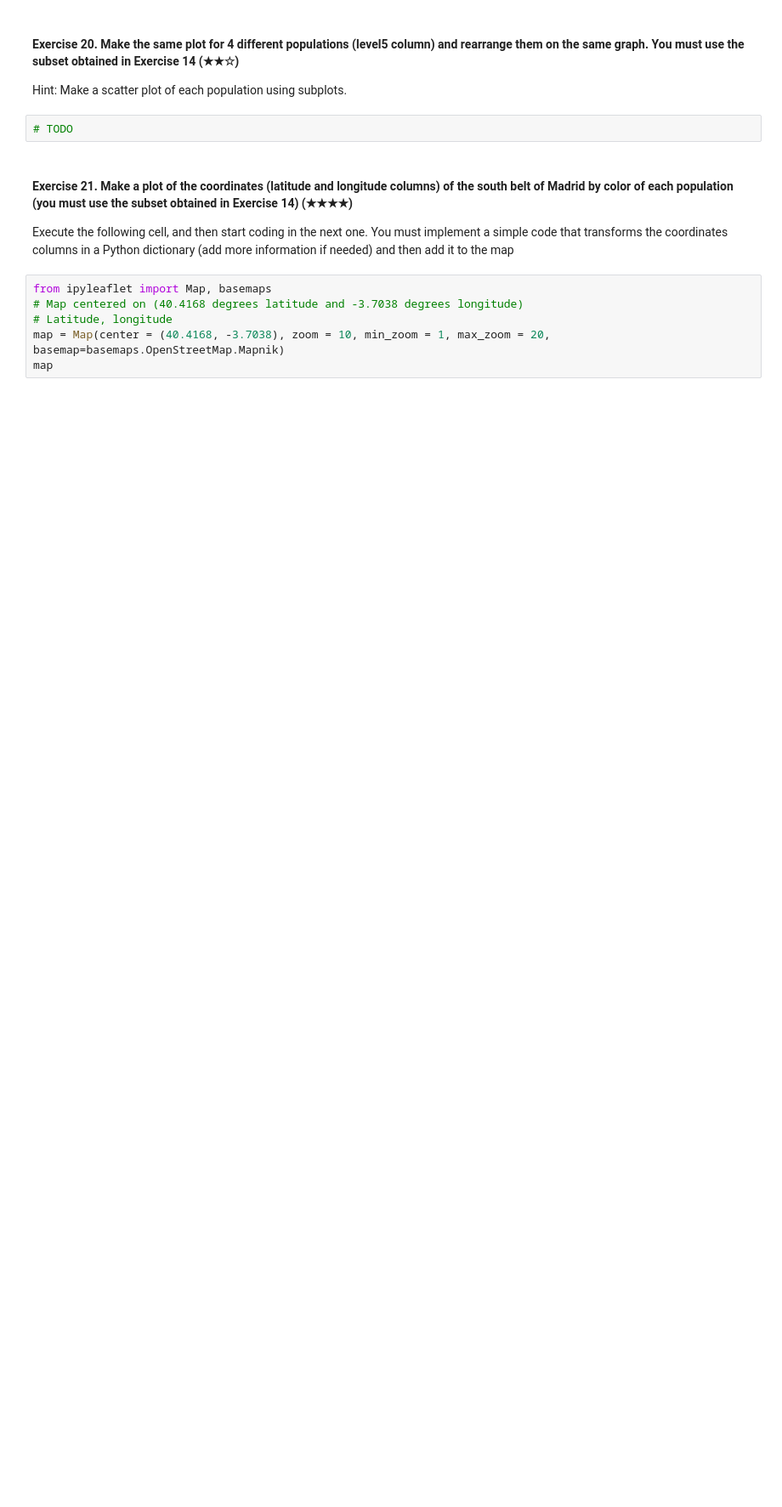
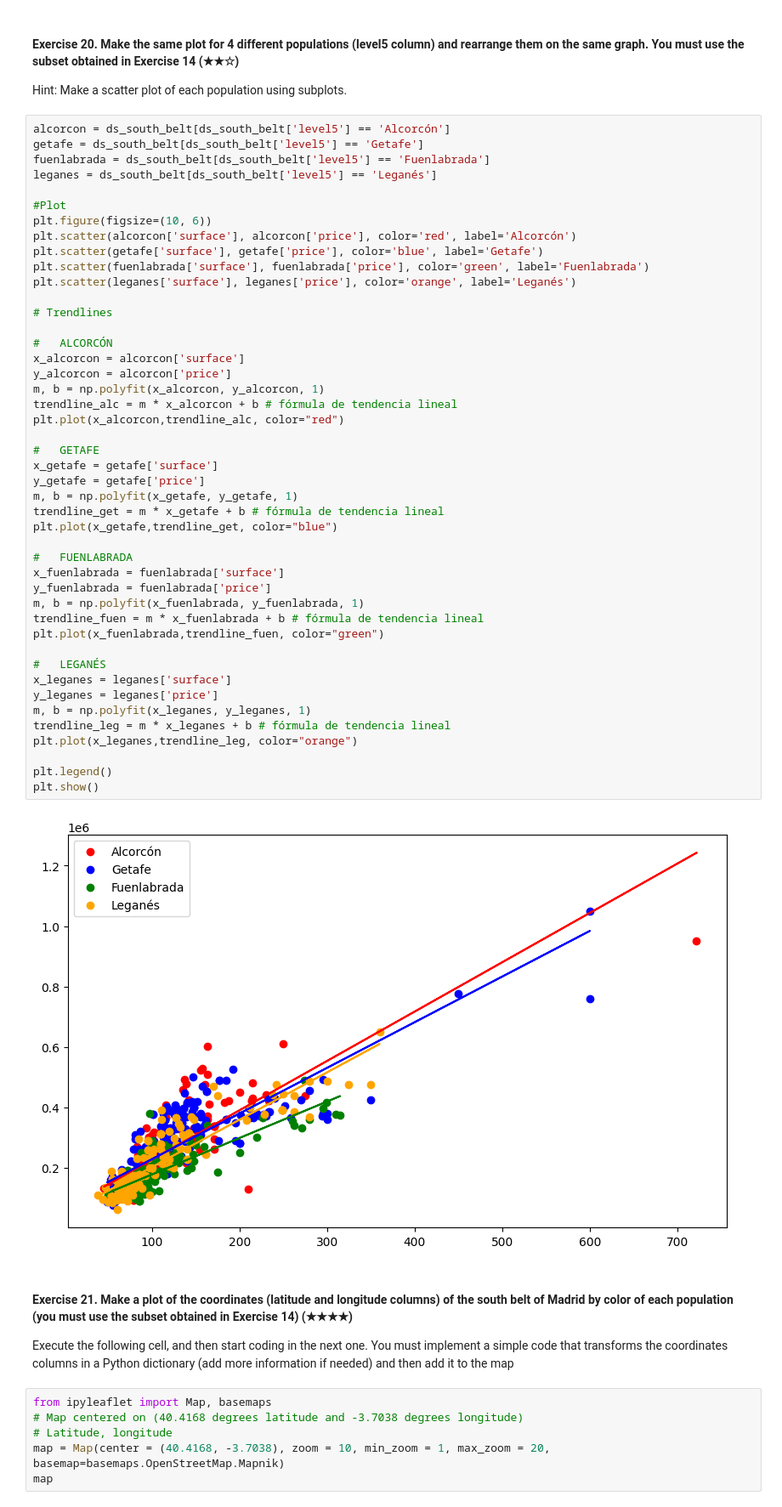
Before and after one commit to 4GeeksAcademy/realestate-datacleanup-exercise-course, a Jupyter notebook: project.ipynb, the cells around one changed output. Shown: that part at 85% size. Drawn from its saved outputs; the diff is of its cells as text; blank space fills up the shorter version.

```diff
--- a/project.ipynb
+++ b/project.ipynb
@@ -507,7 +513,52 @@ El precio en Getafe en media por metro cuadrado es de 2174.59€, por otro lado,
 
 Hint: Make a scatter plot of each population using subplots.
 # %%
-# TODO
+alcorcon = ds_south_belt[ds_south_belt['level5'] == 'Alcorcón']
+getafe = ds_south_belt[ds_south_belt['level5'] == 'Getafe']
+fuenlabrada = ds_south_belt[ds_south_belt['level5'] == 'Fuenlabrada']
+leganes = ds_south_belt[ds_south_belt['level5'] == 'Leganés']
+
+#Plot
+plt.figure(figsize=(10, 6))
+plt.scatter(alcorcon['surface'], alcorcon['price'], color='red', label='Alcorcón')
+plt.scatter(getafe['surface'], getafe['price'], color='blue', label='Getafe')
+plt.scatter(fuenlabrada['surface'], fuenlabrada['price'], color='green', label='Fuenlabrada')
+plt.scatter(leganes['surface'], leganes['price'], color='orange', label='Leganés')
+
+# Trendlines
+
+#   ALCORCÓN
+x_alcorcon = alcorcon['surface']
+y_alcorcon = alcorcon['price']
+m, b = np.polyfit(x_alcorcon, y_alcorcon, 1)
+trendline_alc = m * x_alcorcon + b # fórmula de tendencia lineal
+plt.plot(x_alcorcon,trendline_alc, color="red")
+
+#   GETAFE
+x_getafe = getafe['surface']
+y_getafe = getafe['price']
+m, b = np.polyfit(x_getafe, y_getafe, 1)
+trendline_get = m * x_getafe + b # fórmula de tendencia lineal
+plt.plot(x_getafe,trendline_get, color="blue")
+
+#   FUENLABRADA
+x_fuenlabrada = fuenlabrada['surface']
+y_fuenlabrada = fuenlabrada['price']
+m, b = np.polyfit(x_fuenlabrada, y_fuenlabrada, 1)
+trendline_fuen = m * x_fuenlabrada + b # fórmula de tendencia lineal
+plt.plot(x_fuenlabrada,trendline_fuen, color="green")
+
+#   LEGANÉS
+x_leganes = leganes['surface']
+y_leganes = leganes['price']
+m, b = np.polyfit(x_leganes, y_leganes, 1)
+trendline_leg = m * x_leganes + b # fórmula de tendencia lineal
+plt.plot(x_leganes,trendline_leg, color="orange")
+
+plt.legend()
+plt.show()
+# %% [output]
+[figure, added]
 # %% [markdown]
 #### Exercise 21. Make a plot of the coordinates (latitude and longitude columns) of the south belt of Madrid by color of each population (you must use the subset obtained in Exercise 14) (★★★★)
 
```
Also changed, not shown: parts of 8 cells of this notebook.
